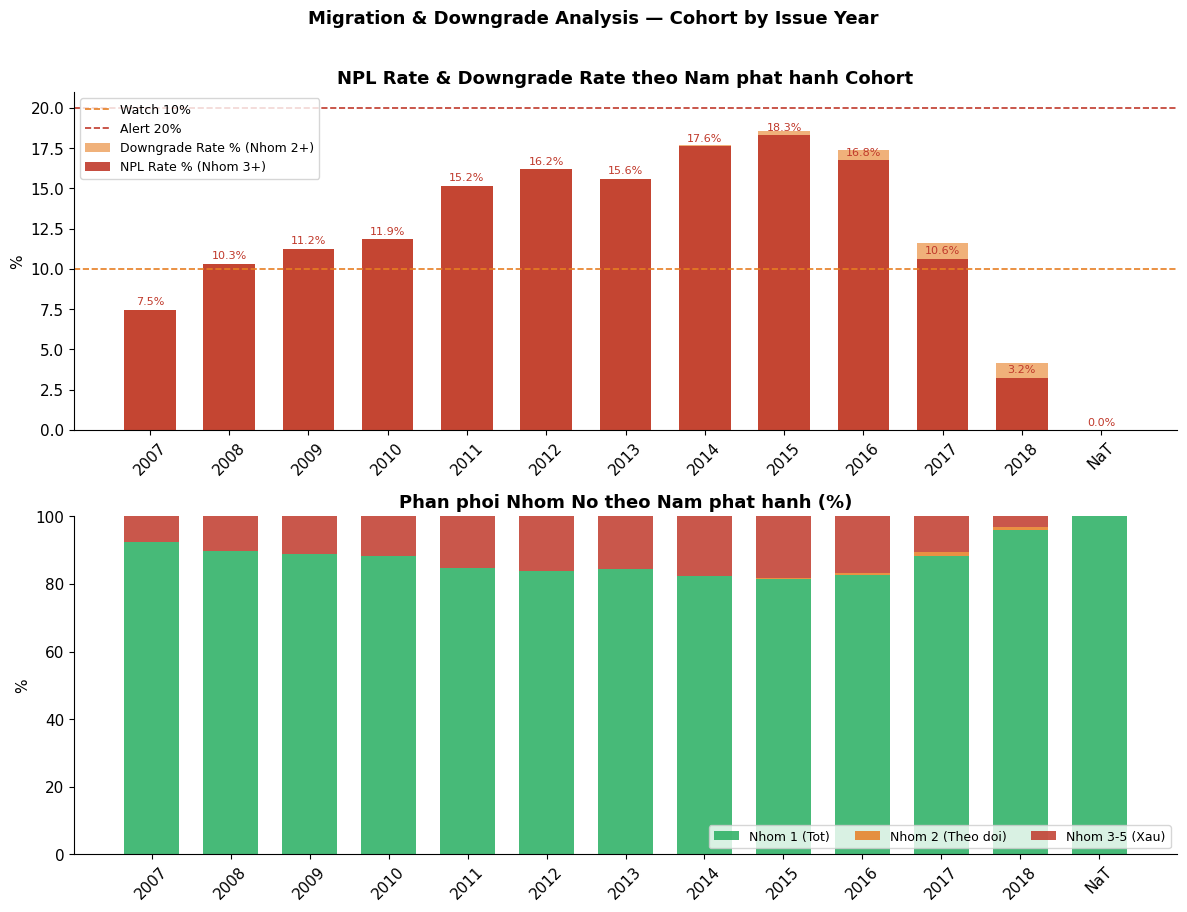
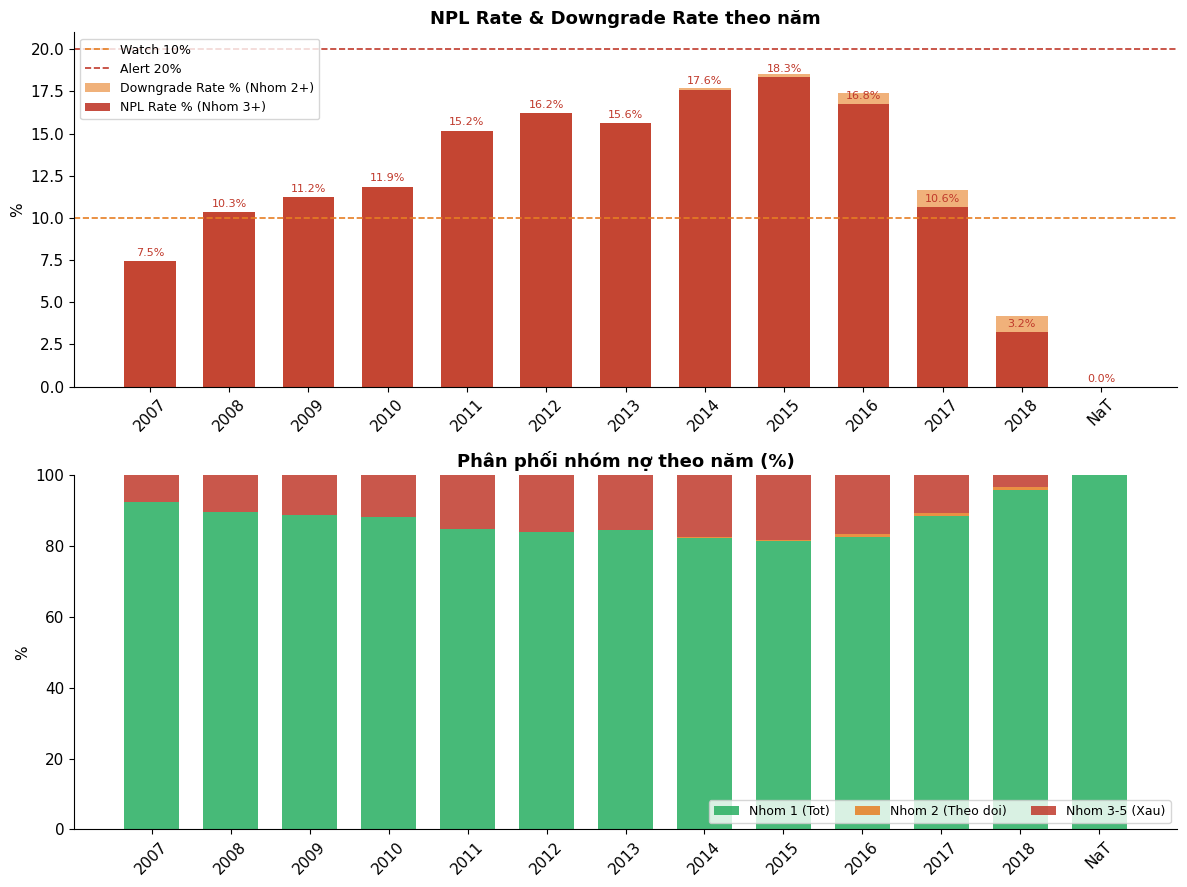
Code edit (unified diff) that turned the first committed figure into the second:
--- before
+++ after
@@ -24,5 +24,5 @@
 """).df()
 
-print("=== Downgrade Trend theo nam cohort ===")
+# print("=== Downgrade Trend theo nam cohort ===")
 print(df_dg.to_string(index=False))
 
@@ -41,5 +41,5 @@
 axes[0].set_xticks(x_num)
 axes[0].set_xticklabels(x, rotation=45)
-axes[0].set_title("NPL Rate & Downgrade Rate theo Nam phat hanh Cohort")
+axes[0].set_title("NPL Rate & Downgrade Rate theo năm")
 axes[0].set_ylabel("%")
 axes[0].legend(loc="upper left", fontsize=9)
@@ -62,14 +62,14 @@
 axes[1].set_xticks(x_num)
 axes[1].set_xticklabels(x, rotation=45)
-axes[1].set_title("Phan phoi Nhom No theo Nam phat hanh (%)")
+axes[1].set_title("Phân phối nhóm nợ theo năm (%)")
 axes[1].set_ylabel("%")
 axes[1].legend(loc="lower right", ncol=3, fontsize=9)
 
-plt.suptitle("Migration & Downgrade Analysis — Cohort by Issue Year",
-             fontsize=13, fontweight="bold", y=1.01)
+# plt.suptitle("Migration & Downgrade Analysis — Cohort by Issue Year",
+            #  fontsize=13, fontweight="bold", y=1.01)
 plt.tight_layout()
-plt.savefig("m3_downgrade_trend.png", dpi=150, bbox_inches="tight")
+plt.savefig("results/m3_downgrade_trend.png", dpi=150, bbox_inches="tight")
 plt.show()
 
 alert_years = df_dg[df_dg["alert"] == "ALERT_RED"]["issue_year"].tolist()
-print(f"\nNam ALERT_RED (NPL > 20%): {alert_years}")
+# print(f"\nNam ALERT_RED (NPL > 20%): {alert_years}")

Commit: update m3